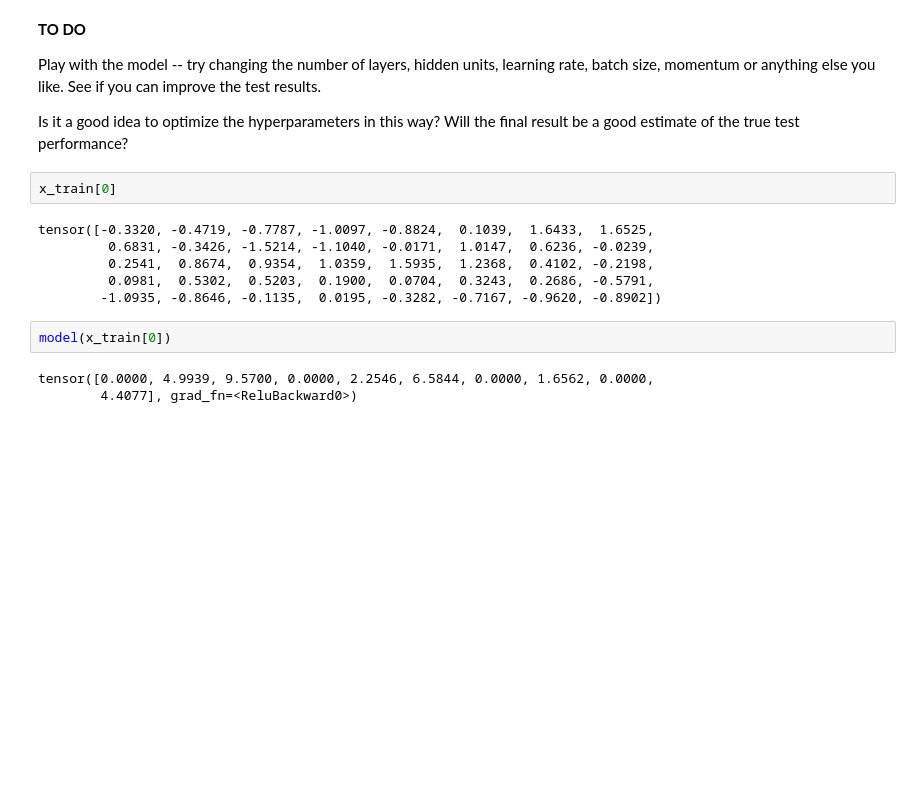
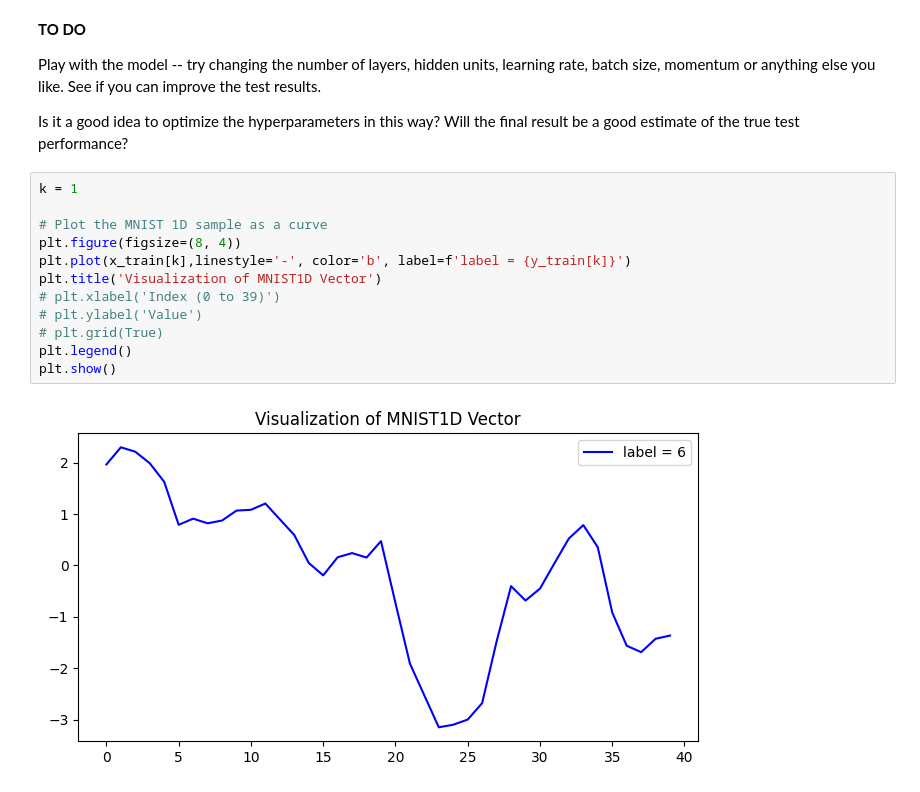
Before and after one commit to nbzy1995/udlbook, a Jupyter notebook: Notebooks/Chap08/8_1_MNIST_1D_Performance.ipynb, the cells around one changed output. Cells and saved outputs as stored; diff of their text form; blank space fills up the shorter version.

```diff
--- a/Notebooks/Chap08/8_1_MNIST_1D_Performance.ipynb
+++ b/Notebooks/Chap08/8_1_MNIST_1D_Performance.ipynb
@@ -202,16 +202,17 @@ plt.show()
 Play with the model -- try changing the number of layers, hidden units, learning rate, batch size, momentum or anything else you like.  See if you can improve the test results.
 
 Is it a good idea to optimize the hyperparameters in this way?  Will the final result be a good estimate of the true test performance?
-# %%
-x_train[0]
-# %% [output]
-tensor([-0.3320, -0.4719, -0.7787, -1.0097, -0.8824,  0.1039,  1.6433,  1.6525,
-         0.6831, -0.3426, -1.5214, -1.1040, -0.0171,  1.0147,  0.6236, -0.0239,
-         0.2541,  0.8674,  0.9354,  1.0359,  1.5935,  1.2368,  0.4102, -0.2198,
-         0.0981,  0.5302,  0.5203,  0.1900,  0.0704,  0.3243,  0.2686, -0.5791,
-        -1.0935, -0.8646, -0.1135,  0.0195, -0.3282, -0.7167, -0.9620, -0.8902])
-# %%
-model(x_train[0])
-# %% [output]
-tensor([0.0000, 4.9939, 9.5700, 0.0000, 2.2546, 6.5844, 0.0000, 1.6562, 0.0000,
-        4.4077], grad_fn=<ReluBackward0>)
+# %%
+k = 1
+
+# Plot the MNIST 1D sample as a curve
+plt.figure(figsize=(8, 4))
+plt.plot(x_train[k],linestyle='-', color='b', label=f'label = {y_train[k]}')
+plt.title('Visualization of MNIST1D Vector')
+# plt.xlabel('Index (0 to 39)')
+# plt.ylabel('Value')
+# plt.grid(True)
+plt.legend()
+plt.show()
+# %% [output]
+[figure, added]
```
Also changed, not shown: parts of 3 cells of this notebook, 2 other files.
